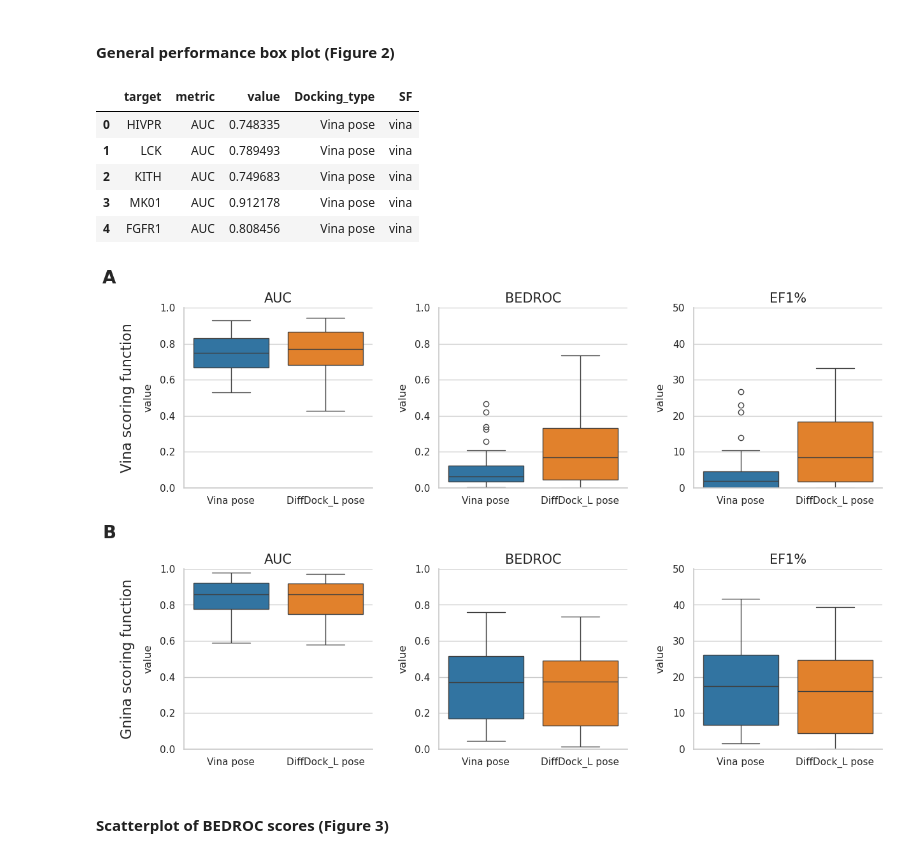
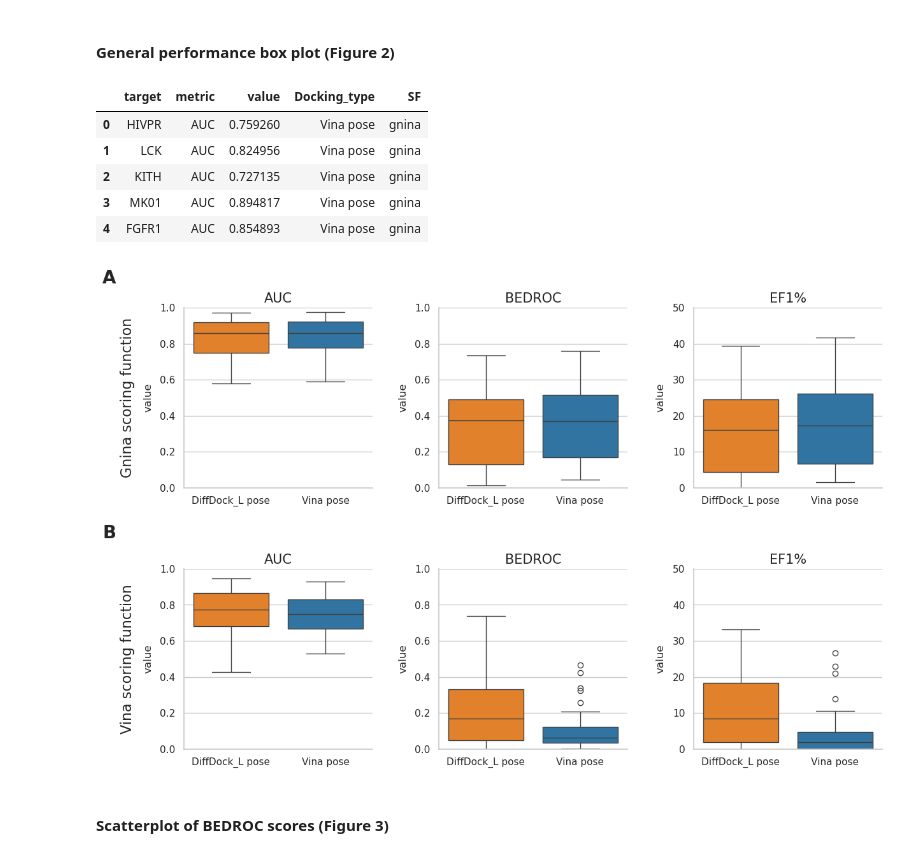
Before and after one commit to lan-codes/Benchmark_VS, a Jupyter notebook: notebooks/benchmark_vs.ipynb, the cells around one changed output. Cells and saved outputs as stored; diff of their text form; code cells hidden in the pictures.

```diff
--- a/notebooks/benchmark_vs.ipynb
+++ b/notebooks/benchmark_vs.ipynb
@@ -9,7 +9,8 @@ import matplotlib.pyplot as plt
 from matplotlib.ticker import MaxNLocator
 import seaborn as sns
 
-repo_path = os.path.dirname(os.path.join(os.path.abspath(""), ""))
+repo_path = os.path.dirname(os.path.abspath(""))
+
 CHECKOUT_PATH = repo_path
 DATA_PATH = os.path.join(repo_path, "data")
 
@@ -108,9 +109,9 @@ bedroc_df = pd.read_csv(os.path.join(outdir, "dudez_bedroc.csv"), index_col=0)
 auc_df['metric'] = 'AUC'
 ef1_df['metric'] = 'EF1%'
 bedroc_df['metric'] = 'BEDROC'
-df = pd.concat([auc_df[['vina+vina', 'diffdock_L+vina', 'vina+gnina', 'diffdock_L+gnina', 'metric']],
-                bedroc_df[['vina+vina', 'diffdock_L+vina', 'vina+gnina', 'diffdock_L+gnina', 'metric']],
-                ef1_df[['vina+vina', 'diffdock_L+vina', 'vina+gnina', 'diffdock_L+gnina', 'metric']]], axis=0)
+df = pd.concat([auc_df[['vina+gnina', 'diffdock_L+gnina', 'vina+vina', 'diffdock_L+vina', 'metric']],
+                bedroc_df[['vina+gnina', 'diffdock_L+gnina', 'vina+vina', 'diffdock_L+vina', 'metric']],
+                ef1_df[['vina+gnina', 'diffdock_L+gnina', 'vina+vina', 'diffdock_L+vina', 'metric']]], axis=0)
 
 # format data for plotting
 df['target'] = df.index
@@ -123,43 +124,43 @@ df_plot['Docking_type'] = df_plot['Docking_type'].map(format_dict)
 df_plot.head()
 # %% [output]
 |  | target | metric | value | Docking_type | SF |
-| 0 | HIVPR | AUC | 0.748335 | Vina pose | vina |
-| 1 | LCK | AUC | 0.789493 | Vina pose | vina |
-| 2 | KITH | AUC | 0.749683 | Vina pose | vina |
-| 3 | MK01 | AUC | 0.912178 | Vina pose | vina |
-| 4 | FGFR1 | AUC | 0.808456 | Vina pose | vina |
+| 0 | HIVPR | AUC | 0.759260 | Vina pose | gnina |
+| 1 | LCK | AUC | 0.824956 | Vina pose | gnina |
+| 2 | KITH | AUC | 0.727135 | Vina pose | gnina |
+| 3 | MK01 | AUC | 0.894817 | Vina pose | gnina |
+| 4 | FGFR1 | AUC | 0.854893 | Vina pose | gnina |
 # %%
 # Figure 2: Boxplot of virtual screening performance metrics
 # save figure
 sns.set_theme(font_scale=1, style='whitegrid')
 
 g = sns.FacetGrid(df_plot, row='SF', col='metric', height=4, aspect=1, sharey=False, margin_titles=False, sharex=False)
-g.map_dataframe(sns.boxplot, x='Docking_type', y='value', order=['Vina pose', 'DiffDock_L pose'], palette=['tab:blue', 'tab:orange'], hue='Docking_type', legend=False)
+g.map_dataframe(sns.boxplot, x='Docking_type', y='value', order=['DiffDock_L pose', 'Vina pose'], hue_order=['DiffDock_L pose', 'Vina pose'], palette=['tab:orange', 'tab:blue'], hue='Docking_type', legend=False)
 g.set_titles('{col_name}', size=15)
 g.set_xlabels('')
 g.fig.subplots_adjust(wspace=0.35, hspace=0.45)
 
 for ax in g.axes.flat:
     ax.set(ylim=(0, 1))
     ax.set_ylabel(ylabel='value', fontsize=12, labelpad=8)
 
 g.axes[0,0].set(ylim=(0, 1))
 g.axes[1,0].set(ylim=(0, 1))
 
 g.axes[0,1].set(ylim=(0, 1))
 g.axes[1,1].set(ylim=(0, 1))
 
 g.axes[0,2].set(ylim=(0, 50))
 g.axes[1,2].set(ylim=(0, 50))
 
-g.axes[0,0].annotate('Vina scoring function', xy=(-0.3, 0.5), xycoords='axes fraction', fontsize=16, ha='center', va='center', rotation=90)
+g.axes[0,0].annotate('Gnina scoring function', xy=(-0.3, 0.5), xycoords='axes fraction', fontsize=16, ha='center', va='center', rotation=90)
 g.fig.text(-0.035, 1, 'A', fontsize=20, fontweight='bold')
-g.axes[1,0].annotate('Gnina scoring function', xy=(-0.3, 0.5), xycoords='axes fraction', fontsize=16, ha='center', va='center', rotation=90)
+g.axes[1,0].annotate('Vina scoring function', xy=(-0.3, 0.5), xycoords='axes fraction', fontsize=16, ha='center', va='center', rotation=90)
 g.fig.text(-0.035, 0.5, 'B', fontsize=20, fontweight='bold')
 
 plt.savefig(os.path.join(outdir, "Fig2_vs_metrics.png"), dpi=300, bbox_inches='tight')
 # %% [output]
-[figure, old version]
+[figure, new version]
 # %% [markdown]
 #### Scatterplot of BEDROC scores (Figure 3)
 # %%
```
Also changed, not shown: parts of 8 cells of this notebook.
